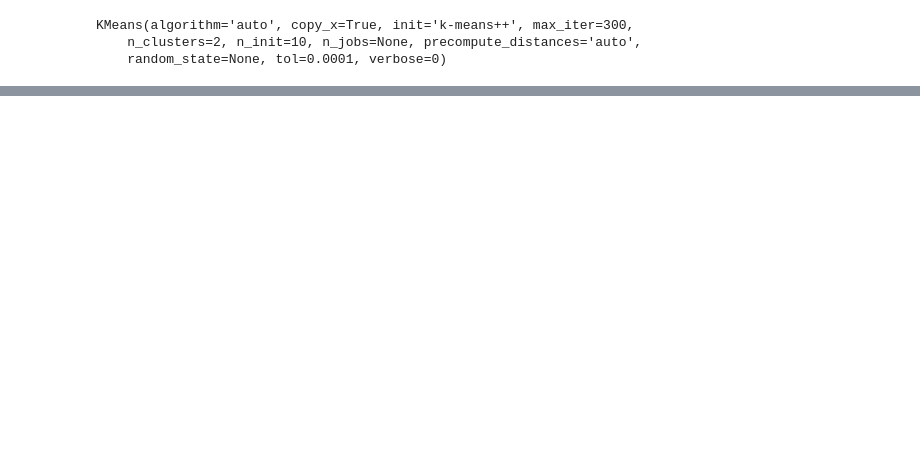
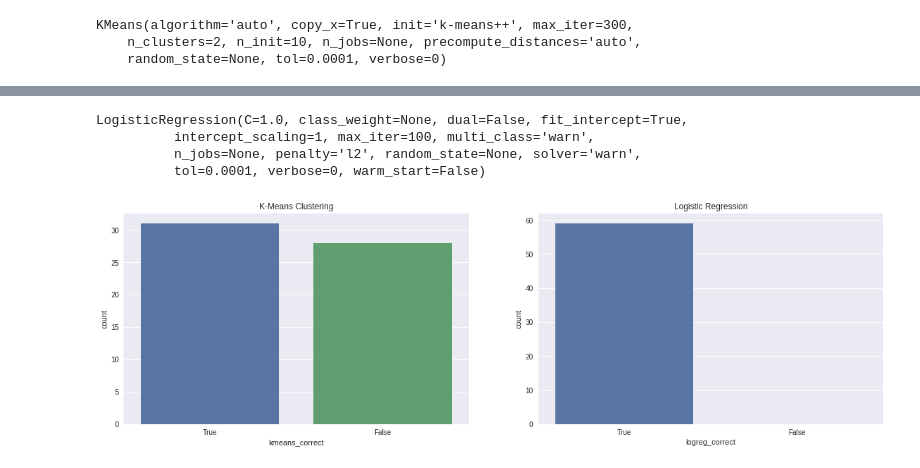
Before and after one commit to Anandharajan/DriverBehaviour, a Jupyter notebook: autism.ipynb, the cells around one changed output, grey strips where cells are left out. Cells and saved outputs as stored; diff of their text form; code cells hidden in the pictures; blank space fills up the shorter version.

```diff
--- a/autism.ipynb
+++ b/autism.ipynb
@@ -175,0 +202,49 @@ sns.factorplot(col='cluster', y=None, x='A1_Score', data=cluster_df, kind='count
+# %%
+kmeans.fit(train_X)#Note that kmeans is unlabeled...
+
+logreg.fit(train_X, train_y)#... while logreg IS labeled
+# %% [output]
+LogisticRegression(C=1.0, class_weight=None, dual=False, fit_intercept=True,
+          intercept_scaling=1, max_iter=100, multi_class='warn',
+          n_jobs=None, penalty='l2', random_state=None, solver='warn',
+          tol=0.0001, verbose=0, warm_start=False)
+# %%
+kmeans_pred = kmeans.predict(test_X)
+
+logreg_pred = logreg.predict(test_X)
+# %%
+kmeans_pred_2 = []
+for x in kmeans_pred:
+    if x == 1:
+        kmeans_pred_2.append(0)
+    elif x == 0:
+        kmeans_pred_2.append(1)
+
+kmeans_pred_2 = np.array(kmeans_pred_2)
+# %%
+if accuracy_score(kmeans_pred, test_y, normalize=False) < accuracy_score(kmeans_pred_2, test_y, normalize=False):
+    kmeans_pred = kmeans_pred_2
+# %%
+#This DataFrame will allow us to visualize our results.
+result_df = pd.DataFrame()
+
+#The column containing the correct class for each mushroom in the test set, 'test_y'.
+result_df['test_y'] = np.array(test_y) #(don't wanna make that mistake again!)
+
+#The predictions made by K-Means on the test set, 'test_X'.
+result_df['kmeans_pred'] = kmeans_pred
+#The column below will tell us whether each prediction made by our K-Means model was correct.
+result_df['kmeans_correct'] = result_df['kmeans_pred'] == result_df['test_y']
+
+#The predictions made by Logistic Regression on the test set, 'test_X'.
+result_df['logreg_pred'] = logreg_pred
+#The column below will tell us whether each prediction made by our Logistic Regression model was correct.
+result_df['logreg_correct'] = result_df['logreg_pred'] == result_df['test_y']
+# %%
+fig, ax = plt.subplots(1,2)
+plt.subplots_adjust(right=2)
+sns.countplot(x=result_df['kmeans_correct'], order=[True,False], ax=ax[0]).set_title('K-Means Clustering')
+sns.countplot(x=result_df['logreg_correct'], order=[True,False], ax=ax[1]).set_title('Logistic Regression')
+fig.show()
+# %% [output]
+[figure, added]
```
Also changed, not shown: parts of 11 cells of this notebook.
